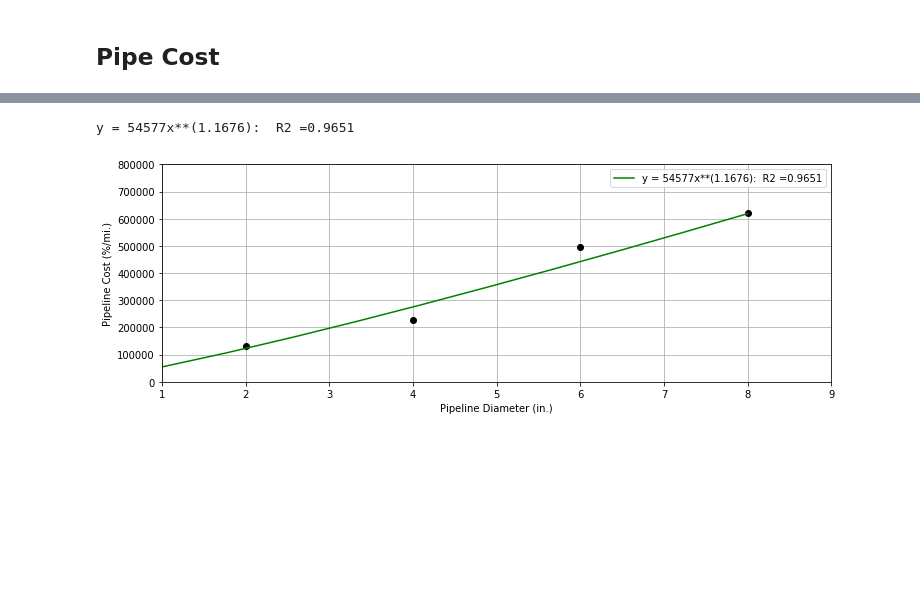
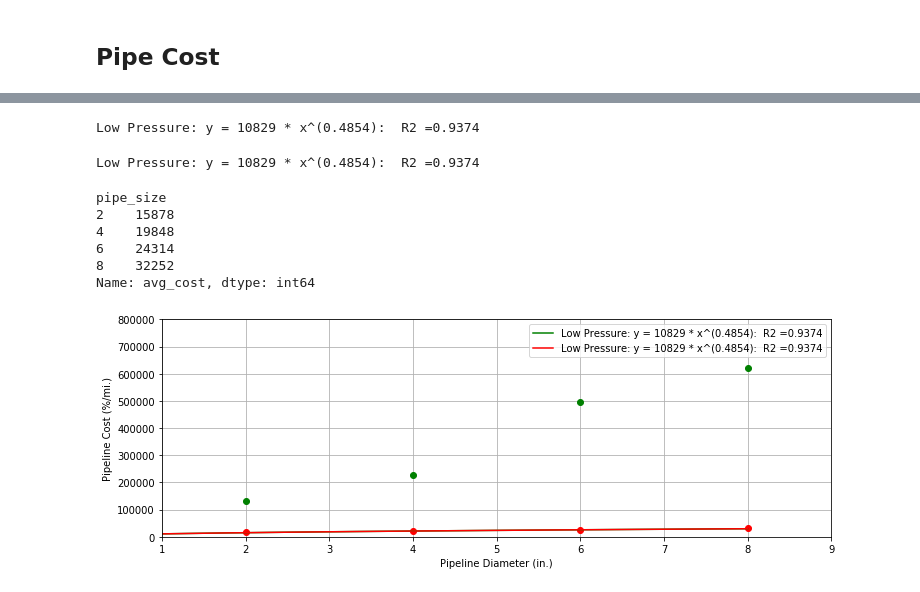
Before and after one commit to ENV859/BioGas_optimization, a Jupyter notebook: scripts/Biogas-Yield-Curves.ipynb, the cells around one changed output, grey strips where cells are left out. Cells and saved outputs as stored; diff of their text form; code cells hidden in the pictures; blank space fills up the shorter version.

```diff
--- a/scripts/Biogas-Yield-Curves.ipynb
+++ b/scripts/Biogas-Yield-Curves.ipynb
@@ -162,18 +155,37 @@ dfHP = dfP['high_pressure'][:-1]
+# %%
+# CREATE FORMULA
+#Get raw values
+x = [2,4,6,8] # or (dfLP.index.astype('int'))
+hp_y = dfHP.avg_cost
+#Log transform values
+lx = np.log(x)
+ly = np.log(hp_y)
+#Compute least squares on log data
+slope,intercept,r,p,str_err = linregress(lx, ly)
+power = np.exp(slope)
+coeff = np.exp(intercept)
+strFormula_hp = "High: pressure: y = {0:.0f} * x^({1:.4f}):  R2 ={2:.4f}".format(coeff,slope,r**2)
+print(strFormula)
+
+#Define the function for High Pressure
+def HPx(x):
+    return coeff * x**slope
+# %% [output]
+Low Pressure: y = 10829 * x^(0.4854):  R2 =0.9374
 # %%
-x = [2,4,6,8]
-y = dfHP.avg_cost
+lp_y = dfLP.avg_cost
 #Log transform values
 lx = np.log(x)
-ly = np.log(y)
+ly = np.log(lp_y)
 #Compute least squares on log data
 slope,intercept,r,p,str_err = linregress(lx, ly)
 power = np.exp(slope)
 coeff = np.exp(intercept)
-strFormula = "y = {0:.0f}x**({1:.4f}):  R2 ={2:.4f}".format(coeff,slope,r**2)
+strFormula_lp = "Low Pressure: y = {0:.0f} * x^({1:.4f}):  R2 ={2:.4f}".format(coeff,slope,r**2)
 print(strFormula)
 
-#Create the formula
-fx = np.poly1d(power,coeff)
-fz = np.poly1d(slope, coeff)
+#Define the function for High Pressure
+def LPx(x):
+    return coeff * x**slope
 # %% [output]
-y = 54577x**(1.1676):  R2 =0.9651
+Low Pressure: y = 10829 * x^(0.4854):  R2 =0.9374
@@ -183,15 +192,26 @@ def HPx(x):
+# %%
+lp_y
+# %% [output]
+pipe_size
+2    15878
+4    19848
+6    24314
+8    32252
+Name: avg_cost, dtype: int64
 # %%
 #PLOT THE CURVE
 fx_txt = "y = {0:.2f}ln(x) + {1:.2f}".format(cost_curve_slope,cost_curve_intercept)
 xp = np.linspace(1,8,10)
 plt.figure(figsize=(12,4))
-plt.plot(x, y, 'ko', label="")
-plt.plot(xp,(Fx(xp)), 'g-', label=strFormula)
+plt.plot(x, hp_y, 'go', label="")
+plt.plot(x, lp_y, 'ro', label="")
+plt.plot(xp,(HPx(xp)), 'g-', label=strFormula_hp)
+plt.plot(xp,(LPx(xp)), 'r-', label=strFormula_lp)
 plt.legend()
 plt.ylim(0,800000)
 plt.xlim(1,9)
 plt.ylabel("Pipeline Cost (%/mi.)")
 plt.xlabel("Pipeline Diameter (in.)")
 plt.grid()
 # %% [output]
-[figure, old version]
+[figure, new version]
```
Also changed, not shown: parts of 5 cells of this notebook.
